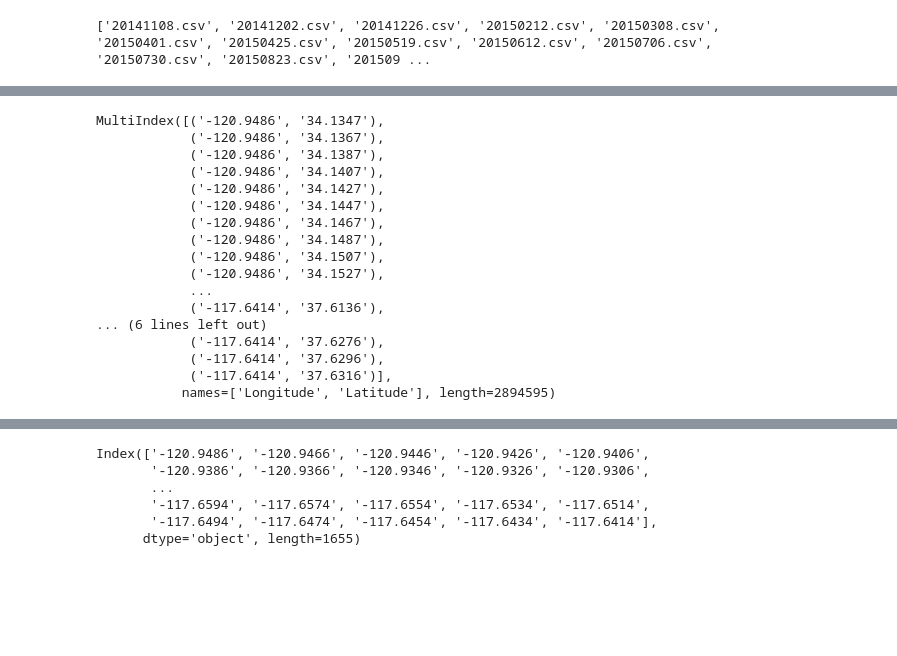
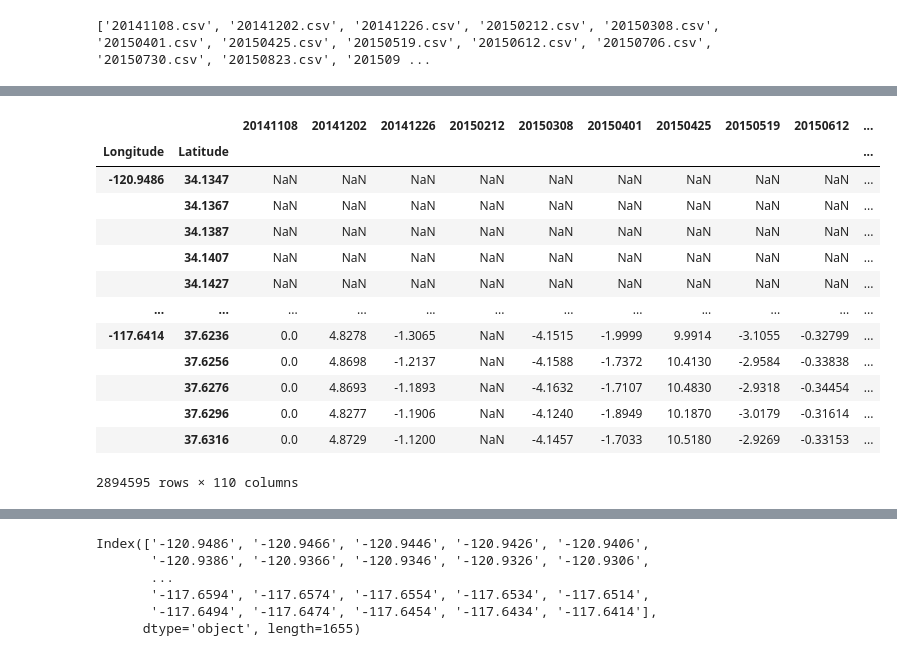
Before and after one commit to JayUpadhyayCS/DSFellowship, a Jupyter notebook: 0628.ipynb, the cells around one changed output, grey strips where cells are left out. Cells and saved outputs as stored; diff of their text form; code cells hidden in the pictures; blank space fills up the shorter version.

```diff
--- a/0628.ipynb
+++ b/0628.ipynb
@@ -130,23 +130,23 @@ df.head()
 #df_temp=df_temp.stack().reset_index()
 ##
 #df_temp.columns=['Longitude','Latitude','Displacement']
-
-for f in dir_list:
-    name, ext=os.path.splitext(f)
-    if(ext=='.csv'):
-        print(CSVpath+f)
-        df_temp=pd.read_csv(CSVpath+f)
-        df_temp.columns=lon_south.columns
-        df_temp.index=lat_south.columns[:-1]
-        df_temp=df_temp.unstack().reset_index()
-        df_temp.columns=['Longitude','Latitude',name]
-        #print(df1.head())
-        #put it onto the main'
-        df1=pd.DataFrame(data=df_temp.iloc[:,2:3])
-        df1=df_temp.set_index([df_temp.columns[0],df_temp.columns[1]])
+df=pd.read_csv('InSAR_data_south/displacement/export_dataframe1.csv')
+#for f in dir_list:
+    # name, ext=os.path.splitext(f)
+    # if(ext=='.csv'):
+    #     print(CSVpath+f)
+    #     df_temp=pd.read_csv(CSVpath+f)
+    #     df_temp.columns=lon_south.columns
+    #     df_temp.index=lat_south.columns[:-1]
+    #     df_temp=df_temp.unstack().reset_index()
+    #     df_temp.columns=['Longitude','Latitude',name]
+    #     #print(df1.head())
+    #     #put it onto the main'
+    #     df1=pd.DataFrame(data=df_temp.iloc[:,2:3])
+    #     df1=df_temp.set_index([df_temp.columns[0],df_temp.columns[1]])
 
 
-        df=pd.concat([df,df1], axis=1)
+    #     df=pd.concat([df,df1], axis=1)
 
 
 
@@ -190,23 +172,21 @@ E:/DSFellowship/InSAR_data_south/displacement/CSV/20190122.csv
-# %%
-df.index
-# %% [output]
-MultiIndex([('-120.9486', '34.1347'),
-            ('-120.9486', '34.1367'),
-            ('-120.9486', '34.1387'),
-            ('-120.9486', '34.1407'),
-            ('-120.9486', '34.1427'),
-            ('-120.9486', '34.1447'),
-            ('-120.9486', '34.1467'),
-            ('-120.9486', '34.1487'),
-            ('-120.9486', '34.1507'),
-            ('-120.9486', '34.1527'),
-            ...
-            ('-117.6414', '37.6136'),
-... (6 lines left out)
-            ('-117.6414', '37.6276'),
-            ('-117.6414', '37.6296'),
-            ('-117.6414', '37.6316')],
-           names=['Longitude', 'Latitude'], length=2894595)
+# %%
+df=df.set_index([df.columns[0],df.columns[1]])
+df
+# %% [output]
+|  |  | 20141108 | 20141202 | 20141226 | 20150212 | 20150308 | 20150401 | 20150425 | 20150519 | 20150612 | ... |
+| Longitude | Latitude |  |  |  |  |  |  |  |  |  | ... |
+| -120.9486 | 34.1347 | NaN | NaN | NaN | NaN | NaN | NaN | NaN | NaN | NaN | ... |
+|  | 34.1367 | NaN | NaN | NaN | NaN | NaN | NaN | NaN | NaN | NaN | ... |
+|  | 34.1387 | NaN | NaN | NaN | NaN | NaN | NaN | NaN | NaN | NaN | ... |
+|  | 34.1407 | NaN | NaN | NaN | NaN | NaN | NaN | NaN | NaN | NaN | ... |
+|  | 34.1427 | NaN | NaN | NaN | NaN | NaN | NaN | NaN | NaN | NaN | ... |
+| ... | ... | ... | ... | ... | ... | ... | ... | ... | ... | ... | ... |
+| -117.6414 | 37.6236 | 0.0 | 4.8278 | -1.3065 | NaN | -4.1515 | -1.9999 | 9.9914 | -3.1055 | -0.32799 | ... |
+|  | 37.6256 | 0.0 | 4.8698 | -1.2137 | NaN | -4.1588 | -1.7372 | 10.4130 | -2.9584 | -0.33838 | ... |
+|  | 37.6276 | 0.0 | 4.8693 | -1.1893 | NaN | -4.1632 | -1.7107 | 10.4830 | -2.9318 | -0.34454 | ... |
+|  | 37.6296 | 0.0 | 4.8277 | -1.1906 | NaN | -4.1240 | -1.8949 | 10.1870 | -3.0179 | -0.31614 | ... |
+|  | 37.6316 | 0.0 | 4.8729 | -1.1200 | NaN | -4.1457 | -1.7033 | 10.5180 | -2.9269 | -0.33153 | ... |
+2894595 rows × 110 columns
 # %%
 #df.to_csv(r'E:/DSFellowship/InSAR_data_south/displacement/export_dataframe1.csv', encoding='utf-8', index=True, na_rep='NaN' )
 # %%
```
Also changed, not shown: parts of 7 cells of this notebook, 2 other files.
